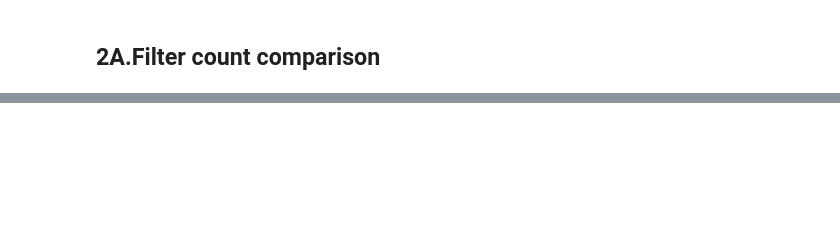
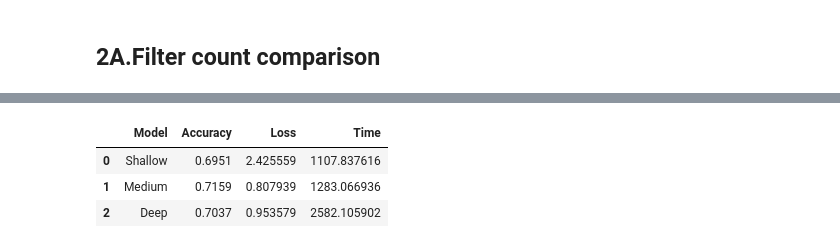
Before and after one commit to merehan123/cifar10-cnn-supervised-learning, a Jupyter notebook: notebooks/task2_architecture.ipynb, the cells around one changed output, grey strips where cells are left out. Saved outputs shown, nothing was run; the diff lists cells and outputs as text; code cells hidden in the pictures; blank space fills up the shorter version.

```diff
--- a/notebooks/task2_architecture.ipynb
+++ b/notebooks/task2_architecture.ipynb
@@ -191,0 +255,9 @@ plt.show()
+# %%
+#display results
+df = pd.DataFrame(results, columns=["Model", "Accuracy", "Loss", "Time"])
+df
+# %% [output]
+|  | Model | Accuracy | Loss | Time |
+| 0 | Shallow | 0.6951 | 2.425559 | 1107.837616 |
+| 1 | Medium | 0.7159 | 0.807939 | 1283.066936 |
+| 2 | Deep | 0.7037 | 0.953579 | 2582.105902 |
```
Also changed, not shown: parts of 15 cells of this notebook, 1 other file.
